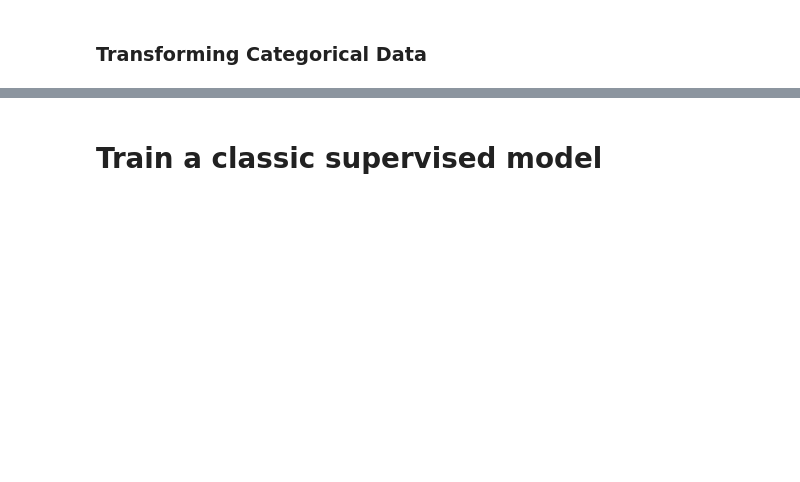
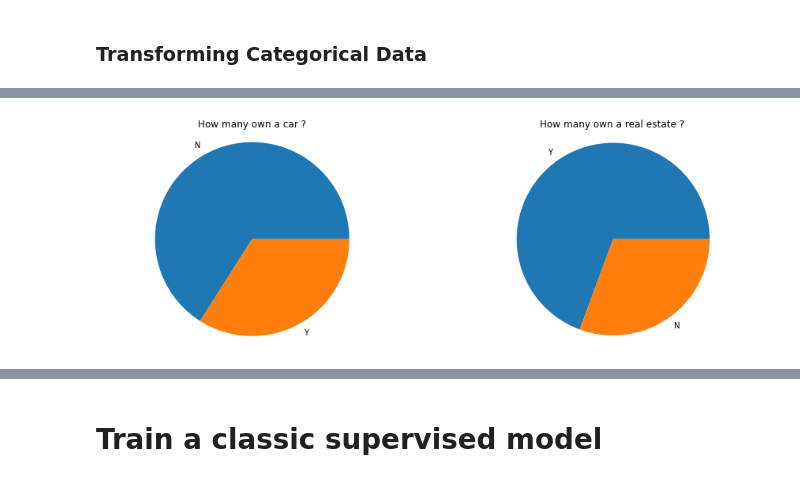
Before and after one commit to nicolizamacorrea/scoringmodel, a Jupyter notebook: notebook_draft.ipynb, the cells around one changed output, grey strips where cells are left out. Cells and saved outputs as stored; diff of their text form; code cells hidden in the pictures; blank space fills up the shorter version.

```diff
--- a/notebook_draft.ipynb
+++ b/notebook_draft.ipynb
@@ -163,0 +267,19 @@ a faire
+# %%
+FLAG_OWN_CAR = application_train_data.FLAG_OWN_CAR.value_counts()
+FLAG_OWN_REALTY = application_train_data.FLAG_OWN_REALTY.value_counts()
+AMT_INCOME_TOTAL = application_train_data.AMT_INCOME_TOTAL.value_counts()
+AMT_INCOME_TOTAL = AMT_INCOME_TOTAL[AMT_INCOME_TOTAL.values > 10000]
+# %%
+fig, (ax1, ax2) = plt.subplots(1, 2, figsize=(15,5))
+
+ax1.pie(FLAG_OWN_CAR, labels=FLAG_OWN_CAR.index)
+ax1.axis('equal')
+ax1.set_title('How many own a car ?')
+
+ax2.pie(FLAG_OWN_REALTY, labels=FLAG_OWN_REALTY.index)
+ax2.axis('equal')
+ax2.set_title('How many own a real estate ?')
+
+plt.show()
+# %% [output]
+[figure, added]
```
Also changed, not shown: parts of 50 cells of this notebook.
